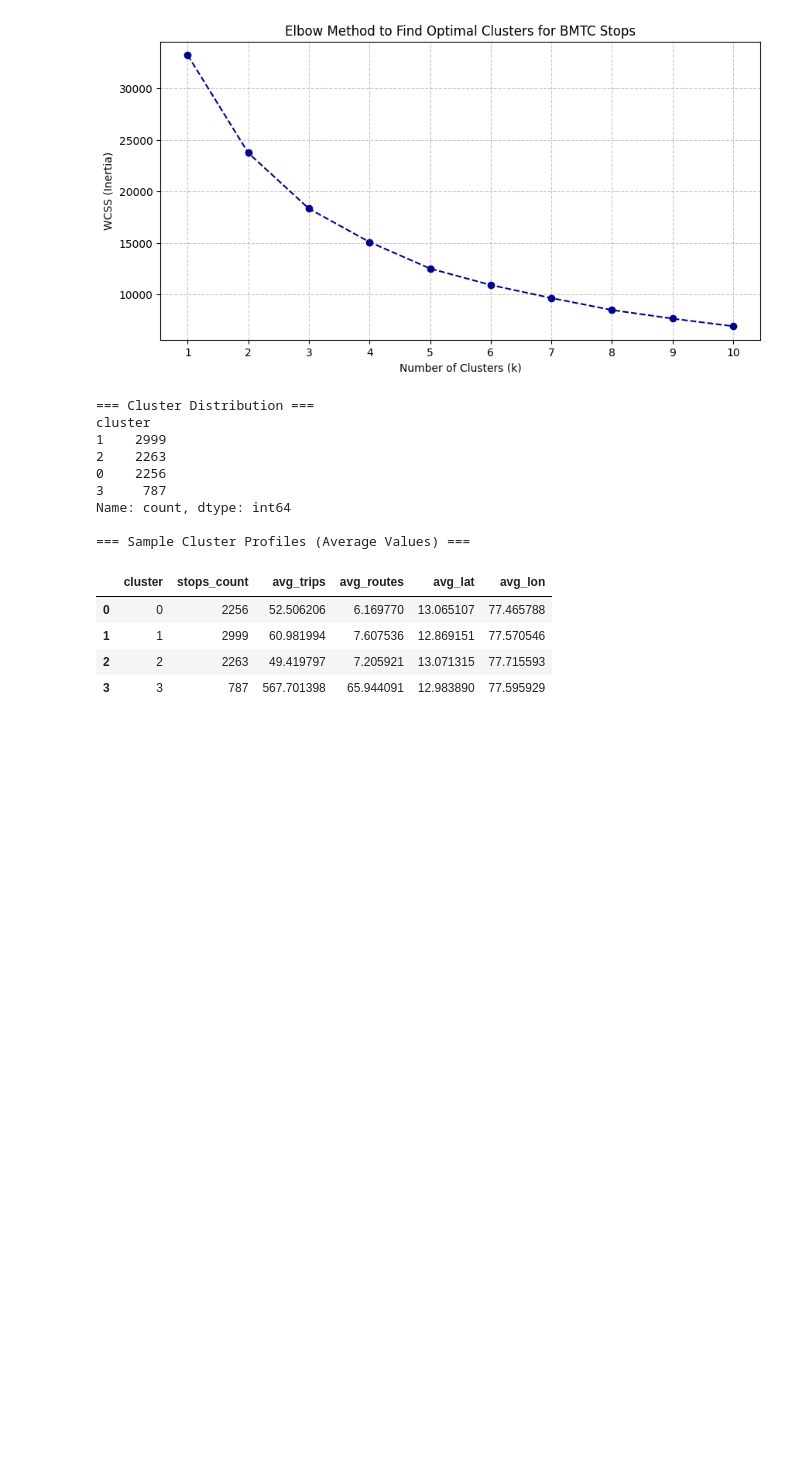
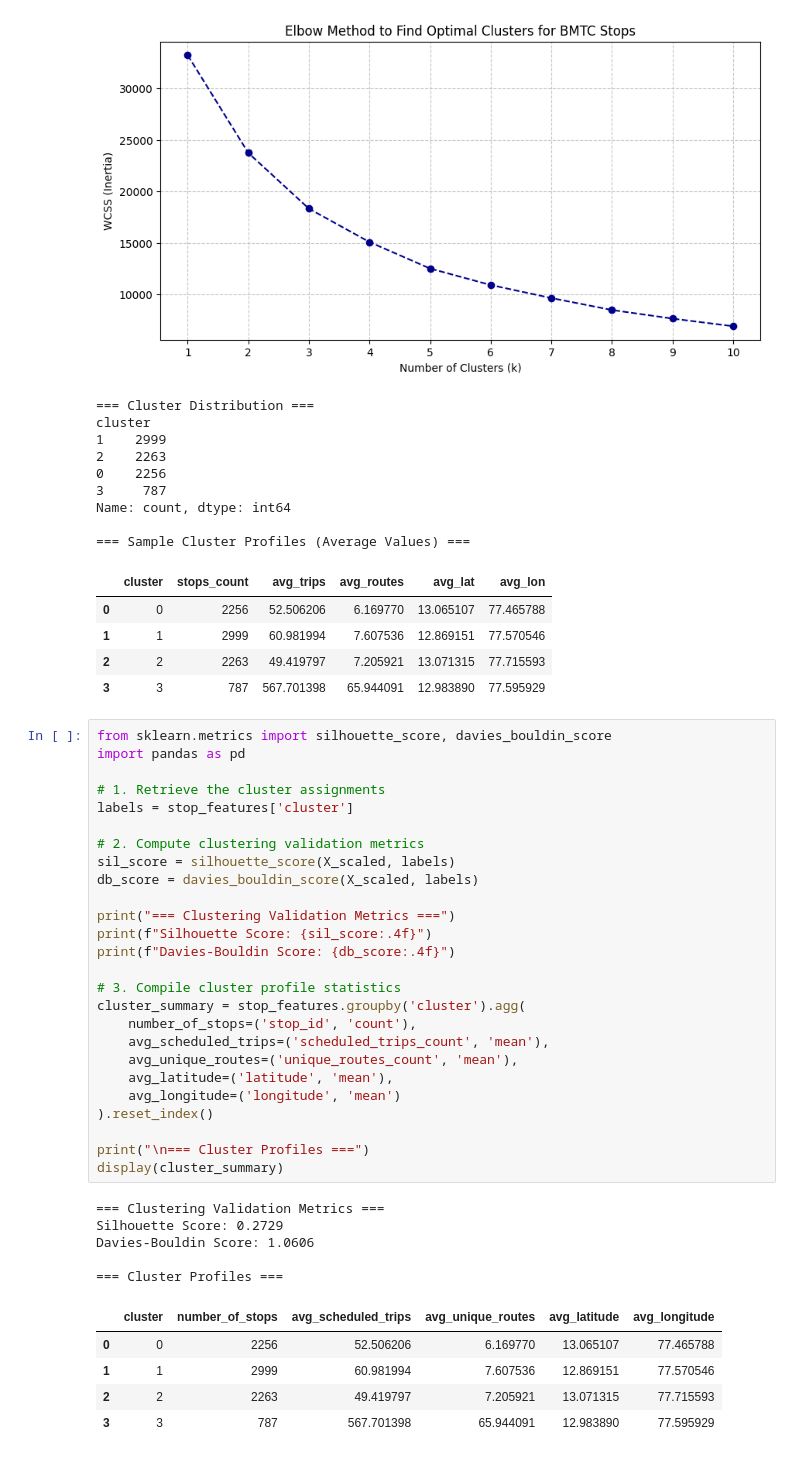
Before and after one commit to Ashokyadhav/public-transport-delay-analysis, a Jupyter notebook: bengaluru_transport_delay_analysis (2).ipynb, the cells around one changed output. Saved outputs shown, nothing was run; the diff lists cells and outputs as text; blank space fills up the shorter version.

```diff
--- a/bengaluru_transport_delay_analysis (2).ipynb
+++ b/bengaluru_transport_delay_analysis (2).ipynb
@@ -1813,3 +1815,40 @@ Name: count, dtype: int64
 | 1 | 1 | 2999 | 60.981994 | 7.607536 | 12.869151 | 77.570546 |
 | 2 | 2 | 2263 | 49.419797 | 7.205921 | 13.071315 | 77.715593 |
 | 3 | 3 | 787 | 567.701398 | 65.944091 | 12.983890 | 77.595929 |
+# %%
+from sklearn.metrics import silhouette_score, davies_bouldin_score
+import pandas as pd
+
+# 1. Retrieve the cluster assignments
+labels = stop_features['cluster']
+
+# 2. Compute clustering validation metrics
+sil_score = silhouette_score(X_scaled, labels)
+db_score = davies_bouldin_score(X_scaled, labels)
+
+print("=== Clustering Validation Metrics ===")
+print(f"Silhouette Score: {sil_score:.4f}")
+print(f"Davies-Bouldin Score: {db_score:.4f}")
+
+# 3. Compile cluster profile statistics
+cluster_summary = stop_features.groupby('cluster').agg(
+    number_of_stops=('stop_id', 'count'),
+    avg_scheduled_trips=('scheduled_trips_count', 'mean'),
+    avg_unique_routes=('unique_routes_count', 'mean'),
+    avg_latitude=('latitude', 'mean'),
+    avg_longitude=('longitude', 'mean')
+).reset_index()
+
+print("\n=== Cluster Profiles ===")
+display(cluster_summary)
+# %% [output]
+=== Clustering Validation Metrics ===
+Silhouette Score: 0.2729
+Davies-Bouldin Score: 1.0606
+
+=== Cluster Profiles ===
+|  | cluster | number_of_stops | avg_scheduled_trips | avg_unique_routes | avg_latitude | avg_longitude |
+| 0 | 0 | 2256 | 52.506206 | 6.169770 | 13.065107 | 77.465788 |
+| 1 | 1 | 2999 | 60.981994 | 7.607536 | 12.869151 | 77.570546 |
+| 2 | 2 | 2263 | 49.419797 | 7.205921 | 13.071315 | 77.715593 |
+| 3 | 3 | 787 | 567.701398 | 65.944091 | 12.983890 | 77.595929 |
```
Also changed, not shown: parts of 4 cells of this notebook.
